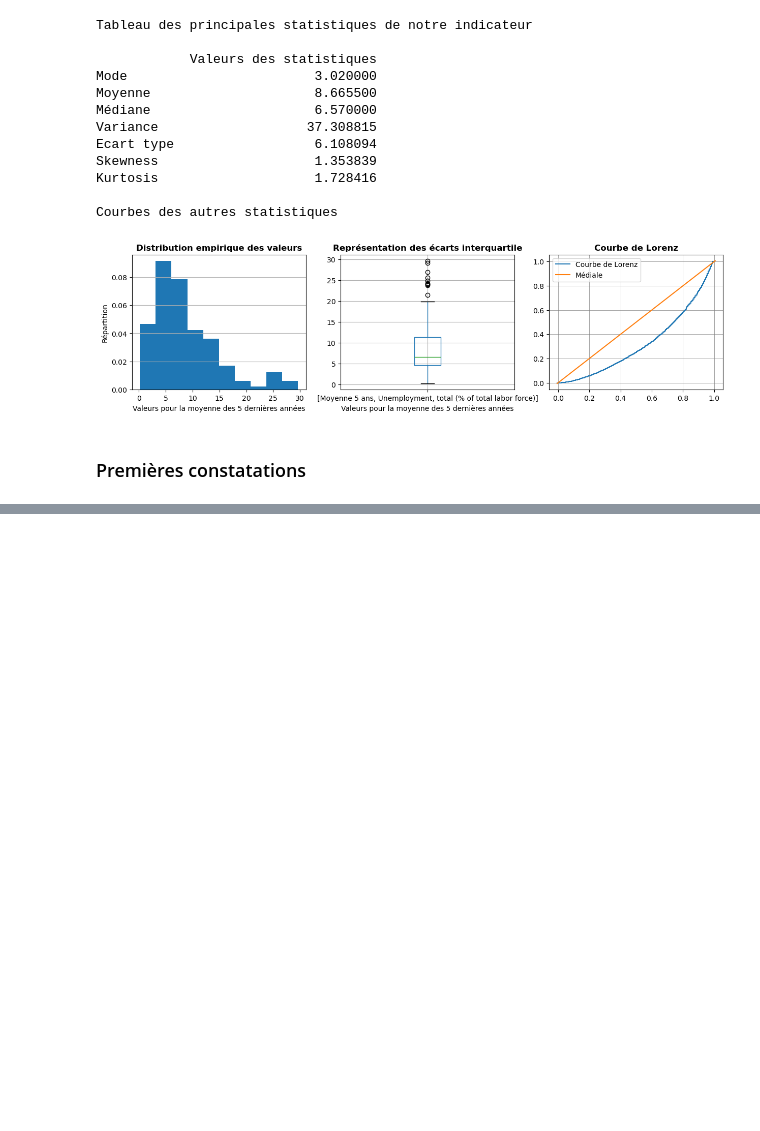
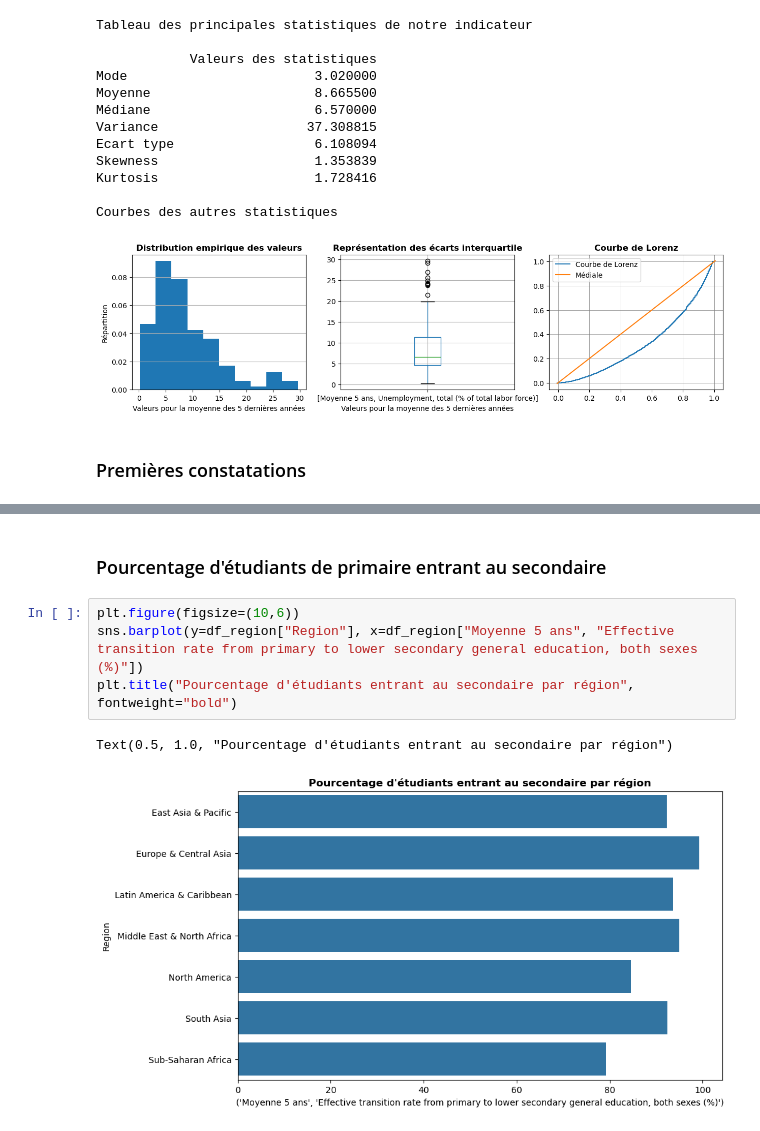
Before and after one commit to lalende/OpenClassRooms-Certification-Data-Scientist, a Jupyter notebook: Projet 2 - Analysez des données de systèmes éducatifs/Projet 2.ipynb, the cells around one changed output, grey strips where cells are left out. Drawn from its saved outputs; the diff is of its cells as text; blank space fills up the shorter version.

```diff
--- a/Projet 2 - Analysez des données de systèmes éducatifs/Projet 2.ipynb
+++ b/Projet 2 - Analysez des données de systèmes éducatifs/Projet 2.ipynb
@@ -1792,0 +1821,9 @@ Courbes des autres statistiques
+# %% [markdown]
+### Pourcentage d'étudiants de primaire entrant au secondaire
+# %%
+plt.figure(figsize=(10,6))
+sns.barplot(y=df_region["Region"], x=df_region["Moyenne 5 ans", "Effective transition rate from primary to lower secondary general education, both sexes (%)"])
+plt.title("Pourcentage d'étudiants entrant au secondaire par région", fontweight="bold")
+# %% [output]
+Text(0.5, 1.0, "Pourcentage d'étudiants entrant au secondaire par région")
+[figure, added]
```
Also changed, not shown: parts of 52 cells of this notebook.
